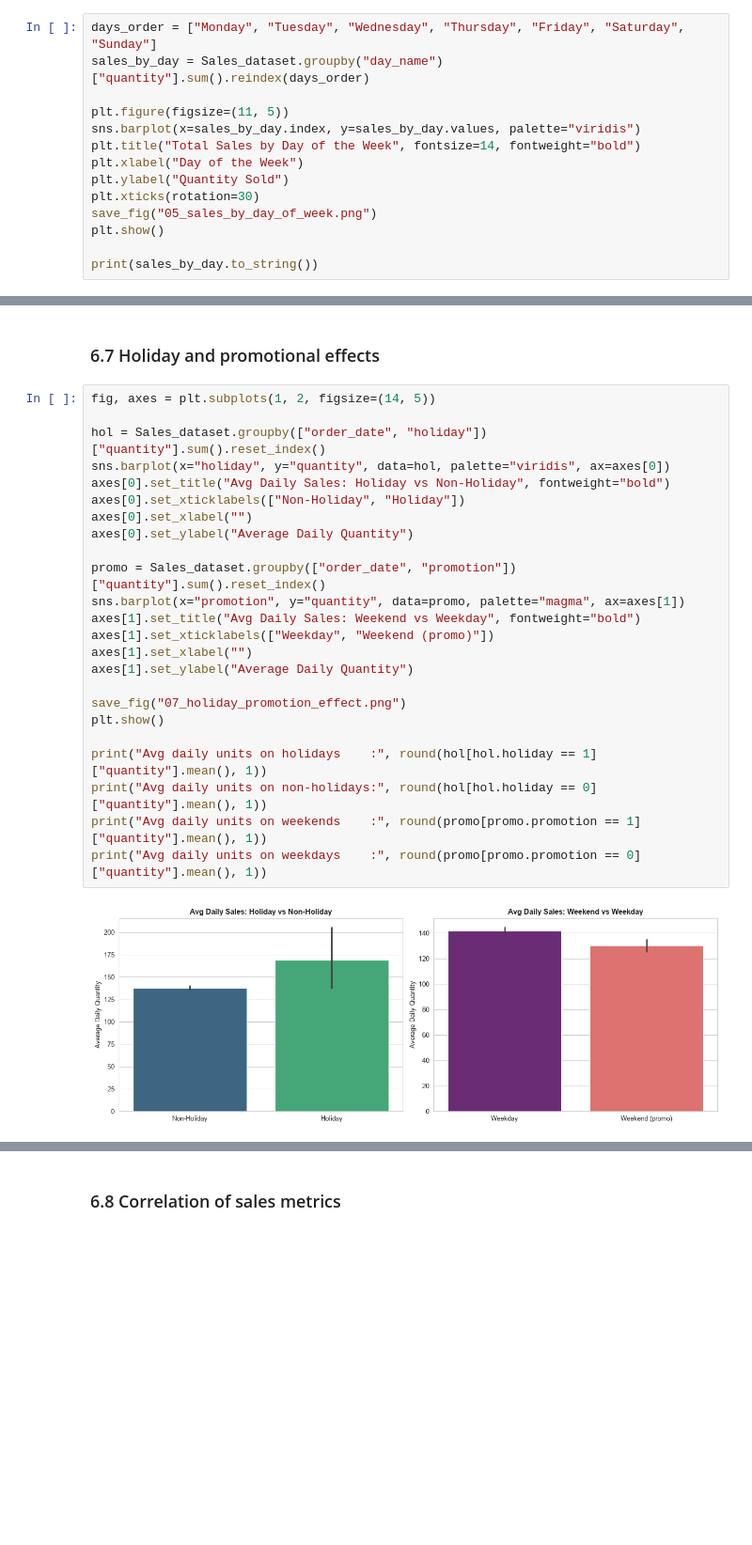
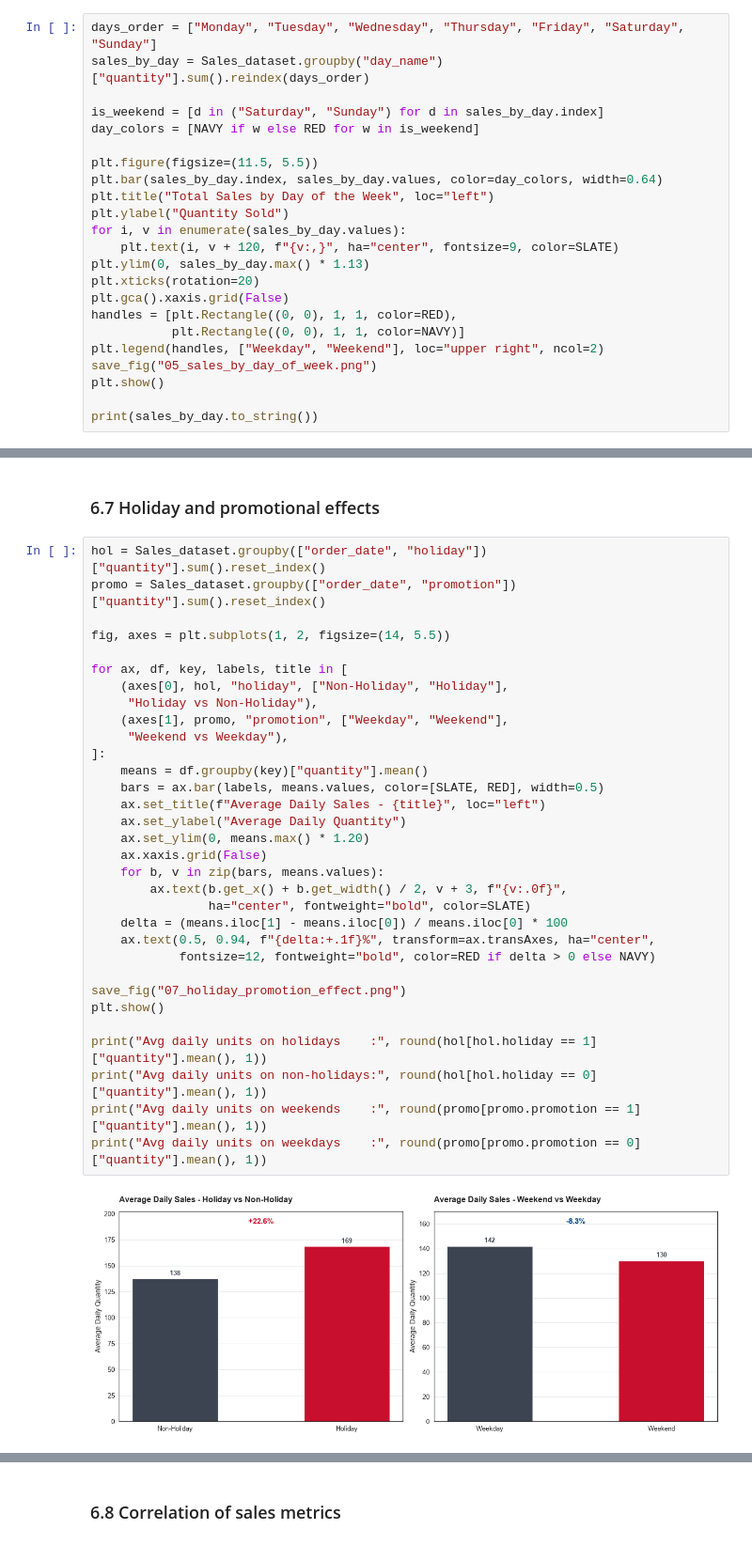
Before and after one commit to naveen-pulivarti/Dominos-Predictive-Purchase-Order-System, a Jupyter notebook: notebooks/dominos_predictive_purchase_order_system.ipynb, the cells around one changed output, grey strips where cells are left out. Shown at 94% size. Drawn from its saved outputs; the diff is of its cells as text; blank space fills up the shorter version.

```diff
--- a/notebooks/dominos_predictive_purchase_order_system.ipynb
+++ b/notebooks/dominos_predictive_purchase_order_system.ipynb
@@ -582,12 +651,21 @@ Weekly seasonality is the strongest repeating pattern in the data.
 days_order = ["Monday", "Tuesday", "Wednesday", "Thursday", "Friday", "Saturday", "Sunday"]
 sales_by_day = Sales_dataset.groupby("day_name")["quantity"].sum().reindex(days_order)
 
-plt.figure(figsize=(11, 5))
-sns.barplot(x=sales_by_day.index, y=sales_by_day.values, palette="viridis")
-plt.title("Total Sales by Day of the Week", fontsize=14, fontweight="bold")
-plt.xlabel("Day of the Week")
+is_weekend = [d in ("Saturday", "Sunday") for d in sales_by_day.index]
+day_colors = [NAVY if w else RED for w in is_weekend]
+
+plt.figure(figsize=(11.5, 5.5))
+plt.bar(sales_by_day.index, sales_by_day.values, color=day_colors, width=0.64)
+plt.title("Total Sales by Day of the Week", loc="left")
 plt.ylabel("Quantity Sold")
-plt.xticks(rotation=30)
+for i, v in enumerate(sales_by_day.values):
+    plt.text(i, v + 120, f"{v:,}", ha="center", fontsize=9, color=SLATE)
+plt.ylim(0, sales_by_day.max() * 1.13)
+plt.xticks(rotation=20)
+plt.gca().xaxis.grid(False)
+handles = [plt.Rectangle((0, 0), 1, 1, color=RED),
+           plt.Rectangle((0, 0), 1, 1, color=NAVY)]
+plt.legend(handles, ["Weekday", "Weekend"], loc="upper right", ncol=2)
 save_fig("05_sales_by_day_of_week.png")
 plt.show()
 
@@ -634,31 +719,39 @@ month
 # %% [markdown]
 ### 6.7 Holiday and promotional effects
 # %%
-fig, axes = plt.subplots(1, 2, figsize=(14, 5))
+hol = Sales_dataset.groupby(["order_date", "holiday"])["quantity"].sum().reset_index()
+promo = Sales_dataset.groupby(["order_date", "promotion"])["quantity"].sum().reset_index()
 
-hol = Sales_dataset.groupby(["order_date", "holiday"])["quantity"].sum().reset_index()
-sns.barplot(x="holiday", y="quantity", data=hol, palette="viridis", ax=axes[0])
-axes[0].set_title("Avg Daily Sales: Holiday vs Non-Holiday", fontweight="bold")
-axes[0].set_xticklabels(["Non-Holiday", "Holiday"])
-axes[0].set_xlabel("")
-axes[0].set_ylabel("Average Daily Quantity")
+fig, axes = plt.subplots(1, 2, figsize=(14, 5.5))
 
-promo = Sales_dataset.groupby(["order_date", "promotion"])["quantity"].sum().reset_index()
-sns.barplot(x="promotion", y="quantity", data=promo, palette="magma", ax=axes[1])
-axes[1].set_title("Avg Daily Sales: Weekend vs Weekday", fontweight="bold")
-axes[1].set_xticklabels(["Weekday", "Weekend (promo)"])
-axes[1].set_xlabel("")
-axes[1].set_ylabel("Average Daily Quantity")
+for ax, df, key, labels, title in [
+    (axes[0], hol, "holiday", ["Non-Holiday", "Holiday"],
+     "Holiday vs Non-Holiday"),
+    (axes[1], promo, "promotion", ["Weekday", "Weekend"],
+     "Weekend vs Weekday"),
+]:
+    means = df.groupby(key)["quantity"].mean()
+    bars = ax.bar(labels, means.values, color=[SLATE, RED], width=0.5)
+    ax.set_title(f"Average Daily Sales - {title}", loc="left")
+    ax.set_ylabel("Average Daily Quantity")
+    ax.set_ylim(0, means.max() * 1.20)
+    ax.xaxis.grid(False)
+    for b, v in zip(bars, means.values):
+        ax.text(b.get_x() + b.get_width() / 2, v + 3, f"{v:.0f}",
+                ha="center", fontweight="bold", color=SLATE)
+    delta = (means.iloc[1] - means.iloc[0]) / means.iloc[0] * 100
+    ax.text(0.5, 0.94, f"{delta:+.1f}%", transform=ax.transAxes, ha="center",
+            fontsize=12, fontweight="bold", color=RED if delta > 0 else NAVY)
 
 save_fig("07_holiday_promotion_effect.png")
 plt.show()
 
 print("Avg daily units on holidays    :", round(hol[hol.holiday == 1]["quantity"].mean(), 1))
 print("Avg daily units on non-holidays:", round(hol[hol.holiday == 0]["quantity"].mean(), 1))
 print("Avg daily units on weekends    :", round(promo[promo.promotion == 1]["quantity"].mean(), 1))
 print("Avg daily units on weekdays    :", round(promo[promo.promotion == 0]["quantity"].mean(), 1))
 # %% [output]
-[figure, old version]
+[figure, new version]
 Avg daily units on holidays    : 168.8
 Avg daily units on non-holidays: 137.7
 Avg daily units on weekends    : 130.1
```
Also changed, not shown: parts of 31 cells of this notebook, 25 other files.
